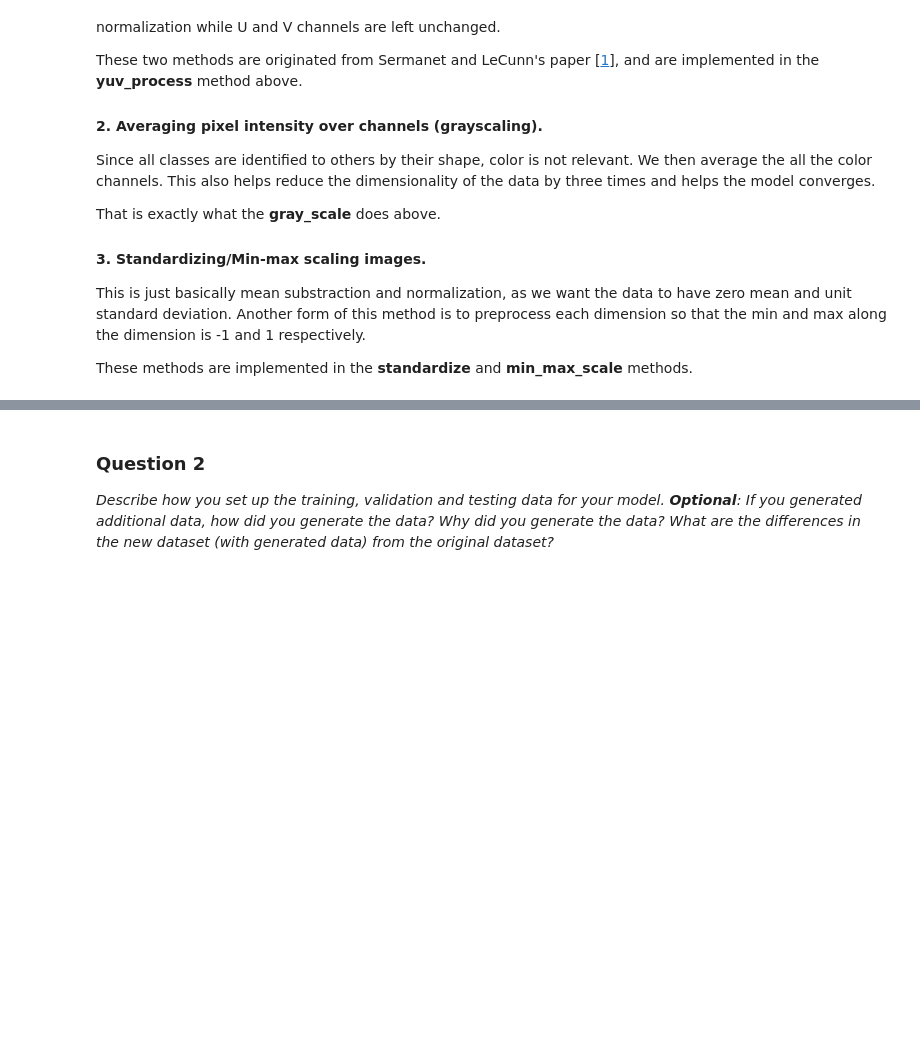
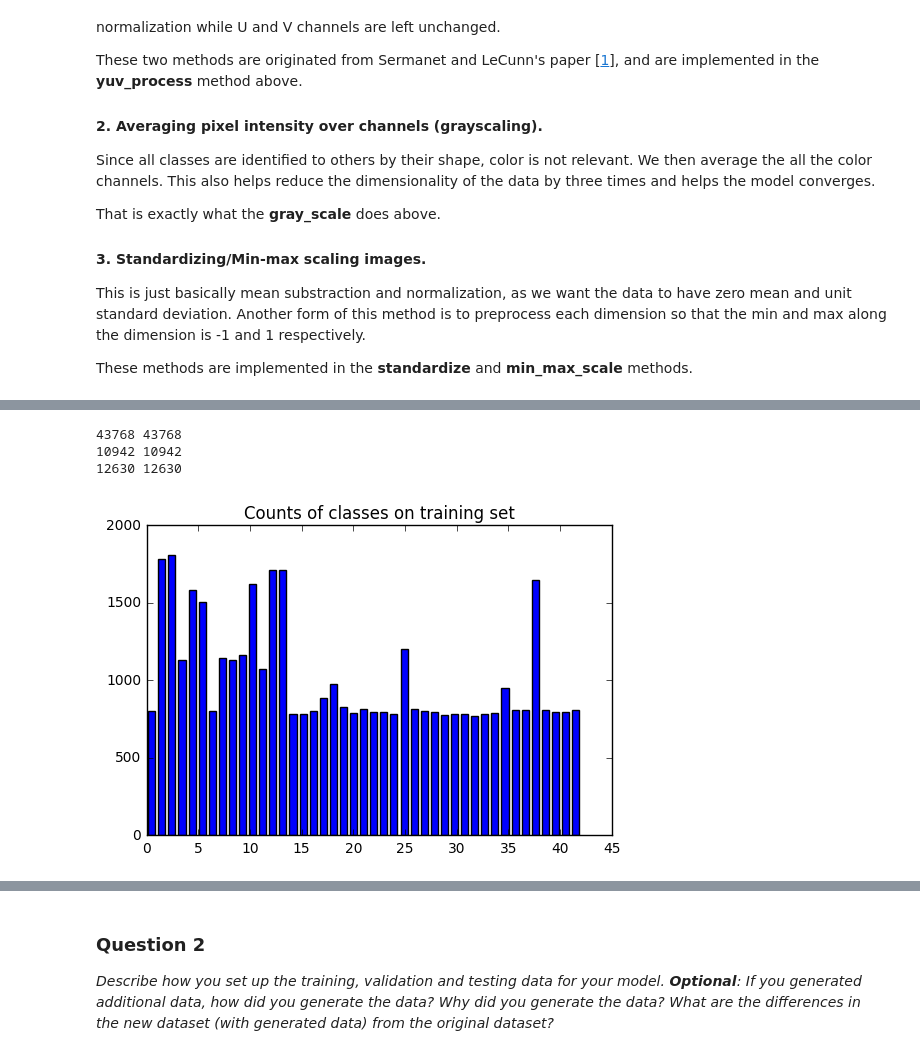
Before and after one commit to taurandat/SDC, a Jupyter notebook: P2_TrafficSigns/Traffic_Sign_Classifier.ipynb, the cells around one changed output, grey strips where cells are left out. Drawn from its saved outputs; the diff is of its cells as text; code cells hidden in the pictures; blank space fills up the shorter version.

```diff
--- a/P2_TrafficSigns/Traffic_Sign_Classifier.ipynb
+++ b/P2_TrafficSigns/Traffic_Sign_Classifier.ipynb
@@ -412,3 +410,29 @@ np.save('./data/X_valid', X_valid)
 np.save('./data/y_valid', y_valid)
 np.save('./data/X_test', X_test)
 np.save('./data/y_test', y_test)
+# %%
+# load from early sessions
+X_train = np.load('./data/X_train.npy')
+X_valid = np.load('./data/X_valid.npy')
+X_test = np.load('./data/X_test.npy')
+y_train = np.load('./data/y_train.npy')
+y_valid = np.load('./data/y_valid.npy')
+y_test = np.load('./data/y_test.npy')
+
+# assert that the length is correct
+print(len(X_train), len(y_train))
+print(len(X_valid), len(y_valid))
+print(len(X_test), len(y_test))
+# %% [output]
+43768 43768
+10942 10942
+12630 12630
+# %%
+hist, bins = np.histogram(y_train, bins=n_classes)
+width = 0.7 * (bins[1] - bins[0])
+plt.title('Counts of classes on training set')
+center = (bins[:-1] + bins[1:]) / 2
+plt.bar(center, hist, align='center', width=width)
+plt.show()
+# %% [output]
+[figure, added]
```
Also changed, not shown: parts of 28 cells of this notebook, 36 other files.
